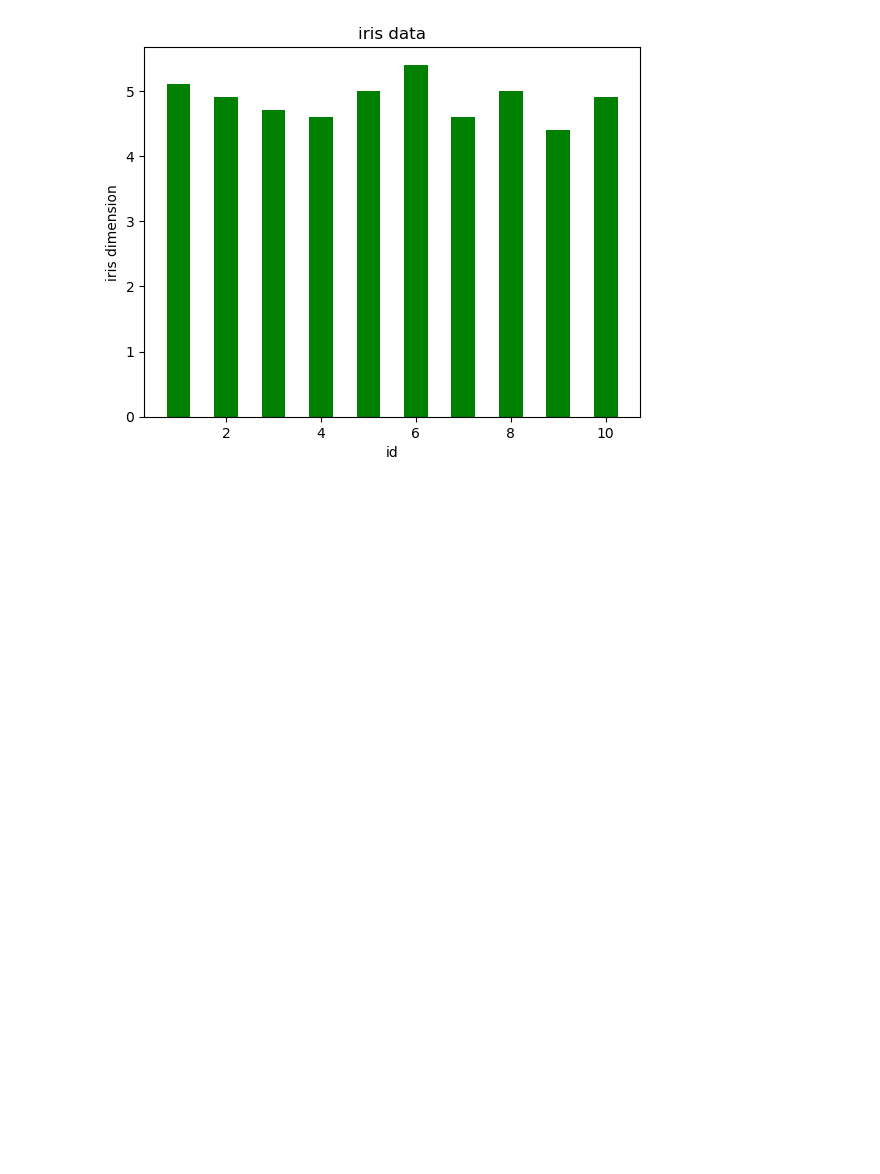
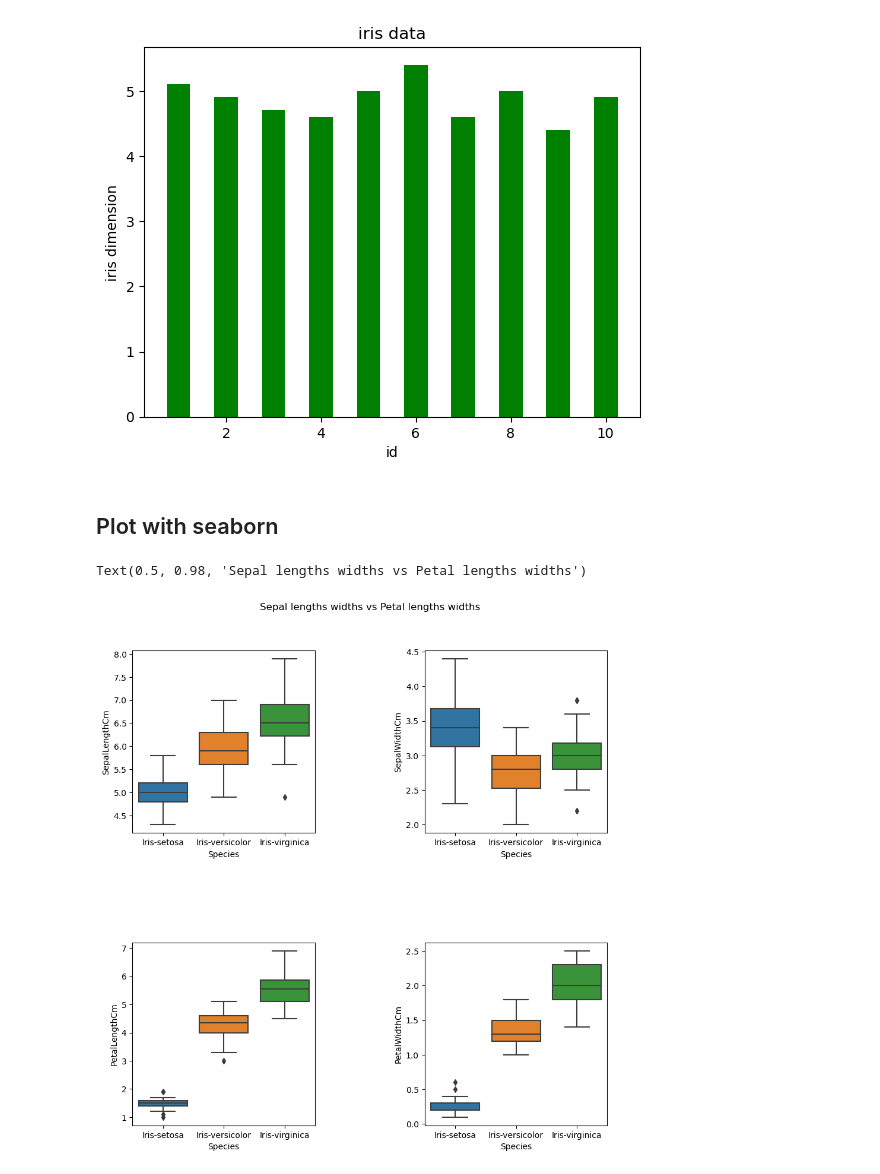
Before and after one commit to c-shiyun/python-analytics, a Jupyter notebook: python notes/sy - csv plotting.ipynb, the cells around one changed output. Cells and saved outputs as stored; diff of their text form; code cells hidden in the pictures; blank space fills up the shorter version.

```diff
--- a/python notes/sy - csv plotting.ipynb
+++ b/python notes/sy - csv plotting.ipynb
@@ -45,3 +45,39 @@ plt.ylabel("iris dimension")
 plt.show()
 # %% [output]
 [figure]
+# %% [markdown]
+## Plot with seaborn
+# %%
+# Import libraries
+import seaborn as sns
+
+plt.figure(figsize=(10,10))
+
+plt.subplot(2,2,1)
+sns.boxplot(x="Species",y="SepalLengthCm",data=data)
+
+
+plt.subplot(2,2,2)
+sns.boxplot(x="Species",y="SepalWidthCm",data=data)
+
+
+plt.subplot(2,2,3)
+sns.boxplot(x="Species",y="PetalLengthCm",data=data)
+
+
+plt.subplot(2,2,4)
+sns.boxplot(x="Species",y="PetalWidthCm",data=data)
+
+
+# Display subplot
+plt.subplots_adjust(left=0.1,
+                    bottom=0.1,
+                    right=0.9,
+                    top=0.9,
+                    wspace=0.6,
+                    hspace=0.6)
+
+plt.suptitle("Sepal lengths widths vs Petal lengths widths")
+# %% [output]
+Text(0.5, 0.98, 'Sepal lengths widths vs Petal lengths widths')
+[figure, added]
```
